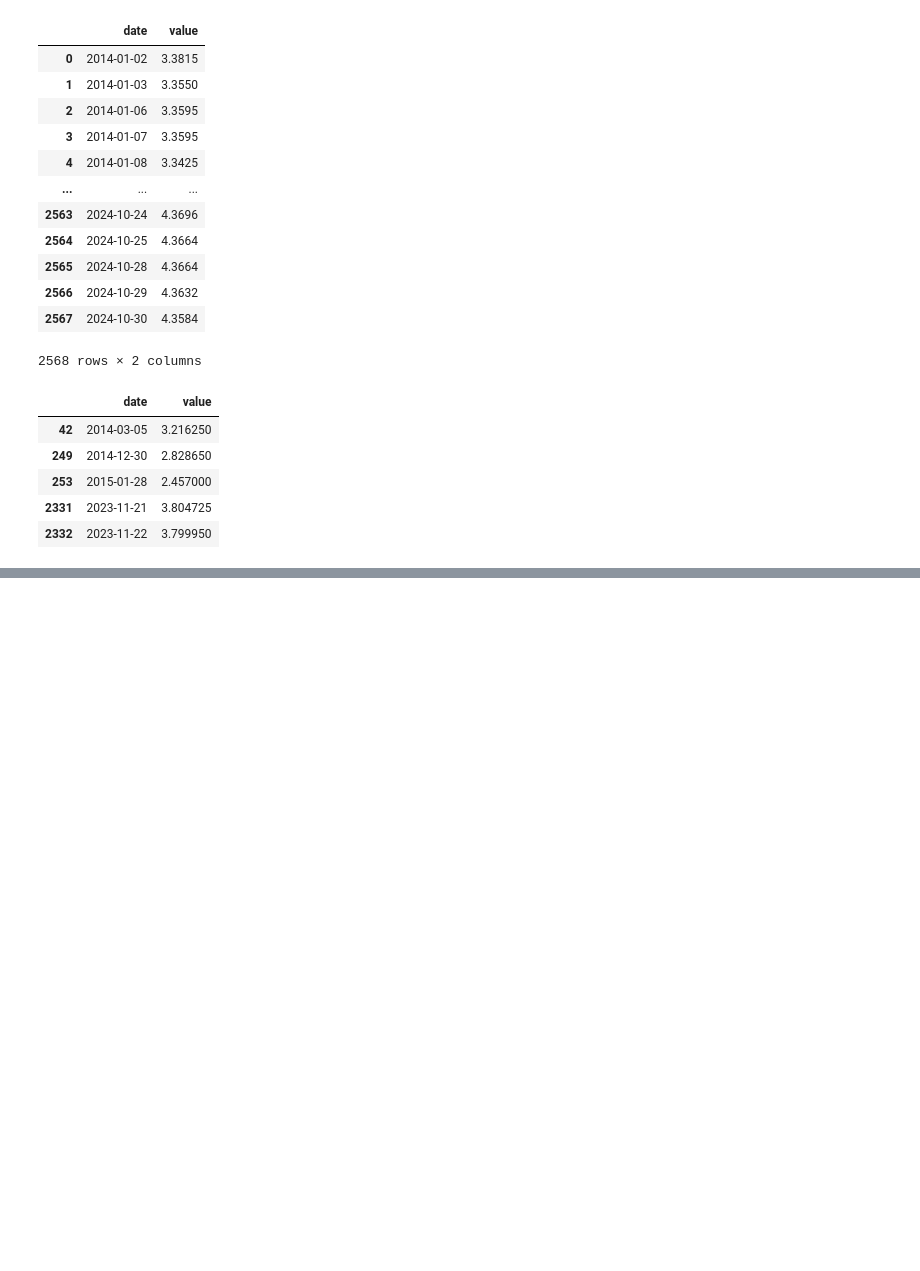
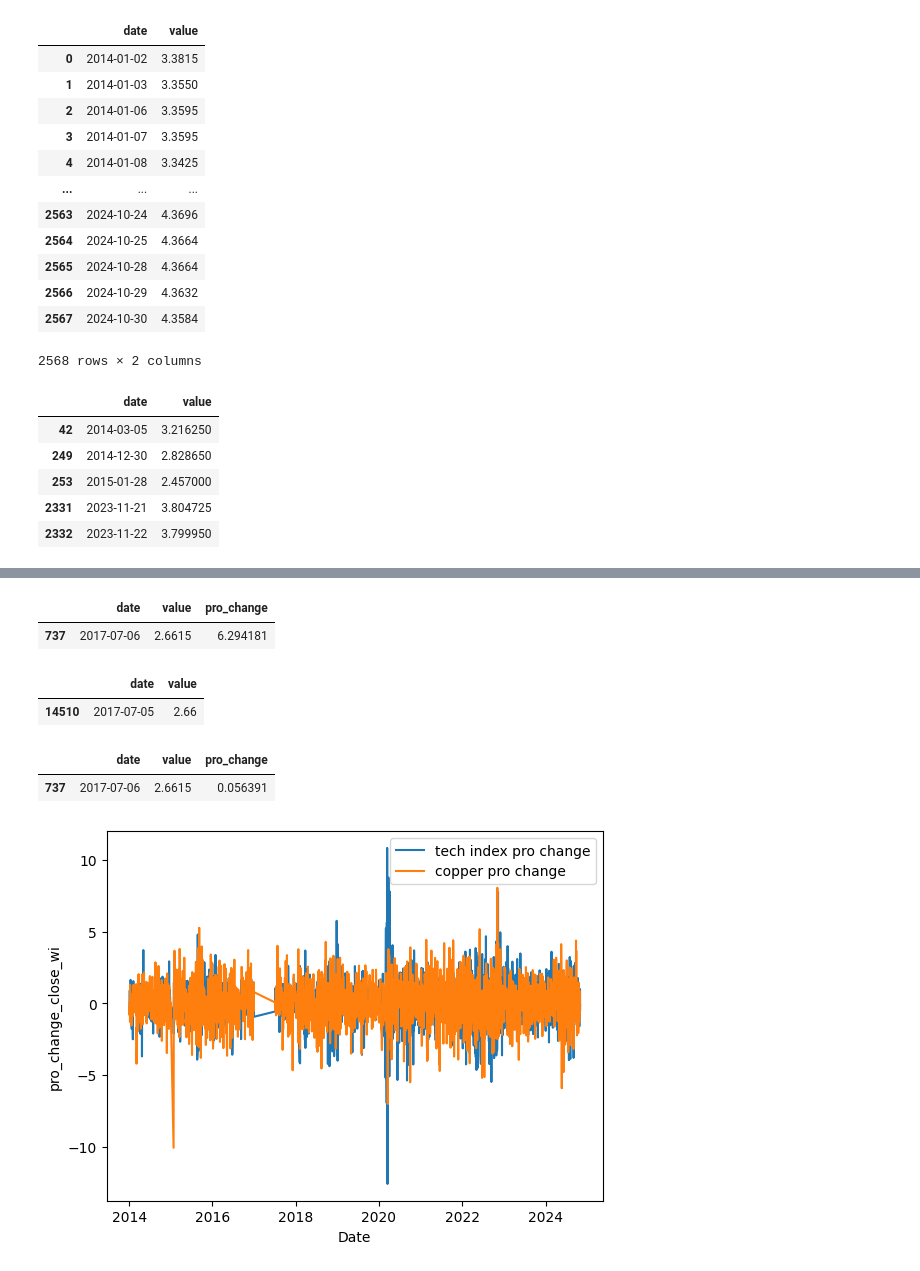
Before and after one commit to YCoeusZ/industrial-resources-and-its-impact, a Jupyter notebook: data/processing/PD03/PD03_processing_pal_cop.ipynb, the cells around one changed output, grey strips where cells are left out. Cells and saved outputs as stored; diff of their text form; code cells hidden in the pictures; blank space fills up the shorter version.

Commit message:
copper data generated

```diff
--- a/data/processing/PD03/PD03_processing_pal_cop.ipynb
+++ b/data/processing/PD03/PD03_processing_pal_cop.ipynb
@@ -152,0 +177,5 @@ df_cop_data[df_cop_data["date"].isin(lst_missing)]
+# %%
+for index in range(1,2568):
+    lst_pro_change.append((df_cop_data.loc[index][" value"]/df_cop_data.loc[index-1][" value"]-1)*100)
+# %%
+df_cop_data["pro_change"]=lst_pro_change
@@ -152,0 +198,17 @@ df_cop_data[df_cop_data["date"].isin(lst_missing)]
+# %%
+df_cop_data[df_cop_data["date"]=="2017-07-06"]
+# %% [output]
+|  | date | value | pro_change |
+| 737 | 2017-07-06 | 2.6615 | 6.294181 |
+# %%
+df_cop[df_cop["date"]=="2017-07-05"]
+# %% [output]
+|  | date | value |
+| 14510 | 2017-07-05 | 2.66 |
+# %%
+df_cop_data.at[737,"pro_change"]=(df_cop_data.loc[737][" value"]/df_cop.loc[14510][" value"]-1)*100
+# %%
+df_cop_data[df_cop_data["date"]=="2017-07-06"]
+# %% [output]
+|  | date | value | pro_change |
+| 737 | 2017-07-06 | 2.6615 | 0.056391 |
@@ -152,0 +217,8 @@ df_cop_data[df_cop_data["date"].isin(lst_missing)]
+# %%
+df_his_index["Date"]=pd.to_datetime(df_his_index["Date"])
+# %%
+sns.lineplot(data=df_his_index, x="Date", y="pro_change_close_wi", label="tech index pro change")
+sns.lineplot(data=df_cop_data, x="date", y="pro_change", label="copper pro change")
+plt.show()
+# %% [output]
+[figure, added]
```
Also changed, not shown: parts of 10 cells of this notebook, 1 other file.
